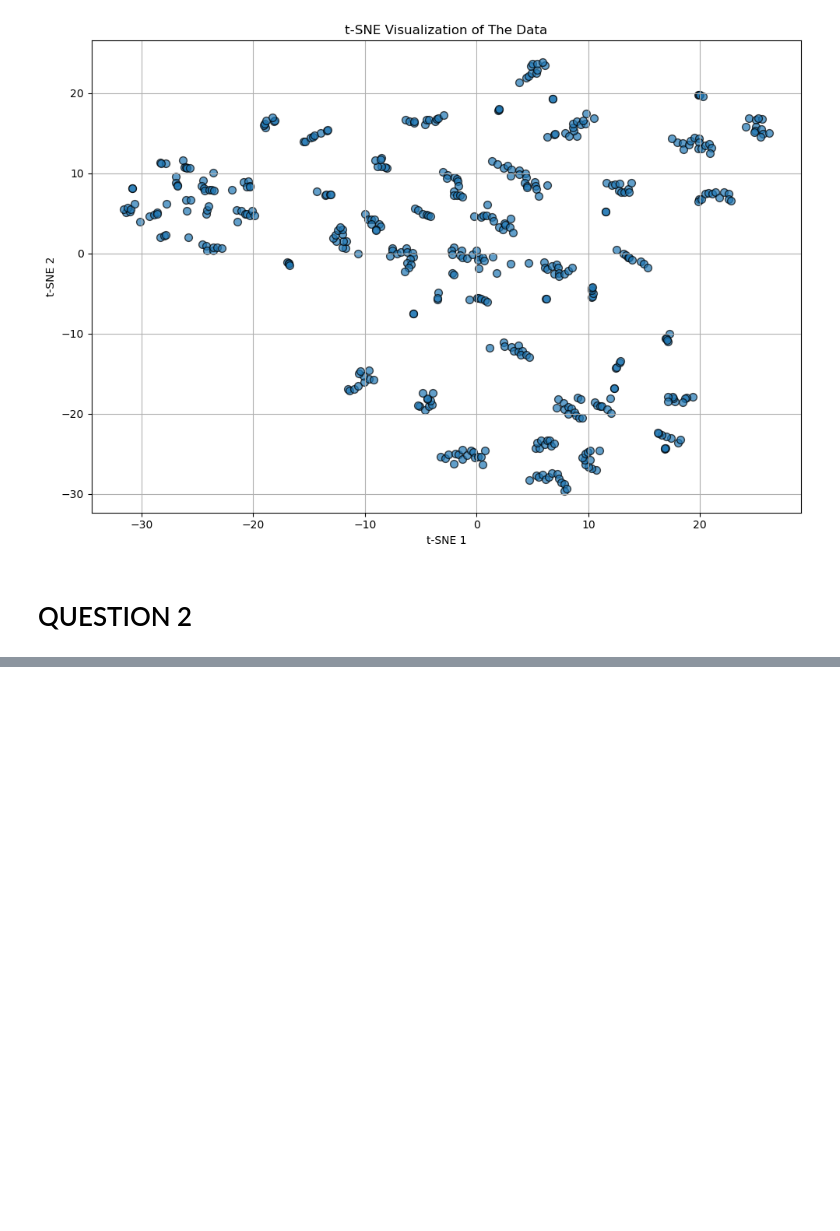
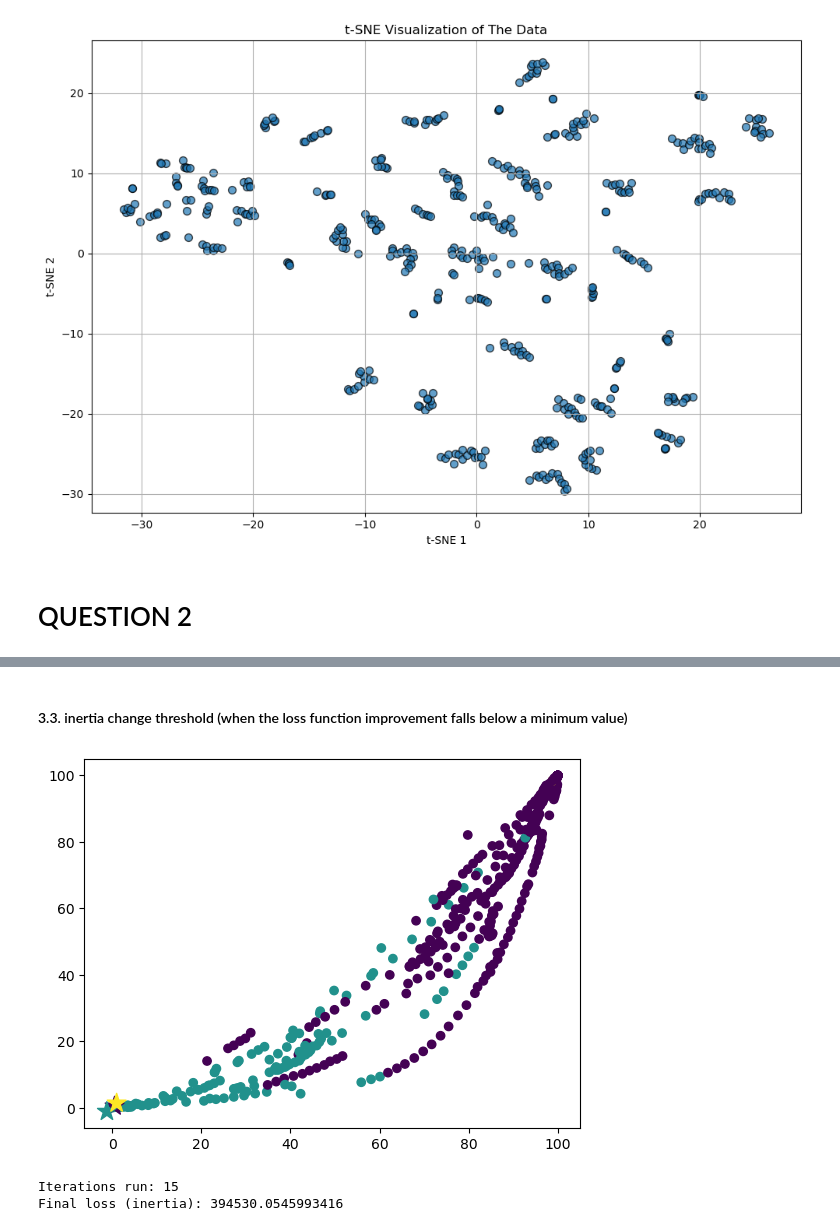
Before and after one commit to Sivuyise15/Unsupervised-Learning-K-means-Clustering, a Jupyter notebook: KMeans.ipynb, the cells around one changed output, grey strips where cells are left out. Saved outputs shown, nothing was run; the diff lists cells and outputs as text; code cells hidden in the pictures; blank space fills up the shorter version.

```diff
--- a/KMeans.ipynb
+++ b/KMeans.ipynb
@@ -366,0 +410,18 @@ Converged in 17 iterations.
+# %% [markdown]
+#### 3.3.  inertia change threshold (when the loss function improvement falls below a minimum value)
+# %%
+# Instantiate and fit the model
+kmeans = KMeanClustering(k=3, inertia=0.01)
+labels = kmeans.fit(scaled_data, 200)
+
+data = df_clean.to_numpy()
+
+plt.scatter(data[:,0], data[:,1], c=labels)
+plt.scatter(kmeans.centroids[:,0], kmeans.centroids[:,1], c=range(len(kmeans.centroids)), marker='*', s=200)
+plt.show()
+print("Iterations run:", kmeans.iterations_run)
+print("Final loss (inertia):", kmeans2.inertia_[-1])
+# %% [output]
+[figure, added]
+Iterations run: 15
+Final loss (inertia): 394530.0545993416
```
Also changed, not shown: parts of 13 cells of this notebook.
